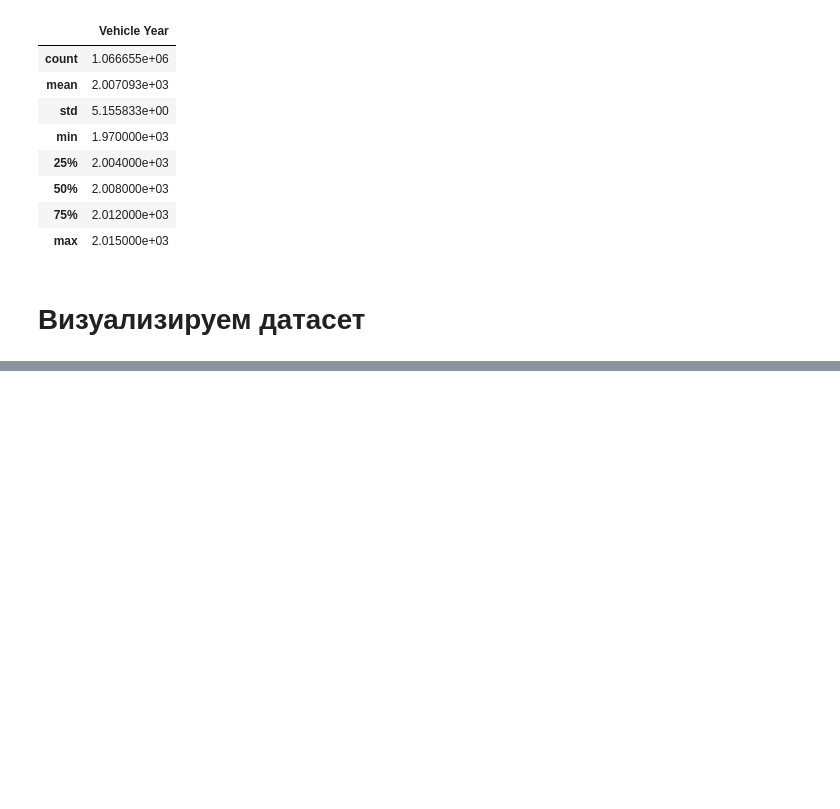
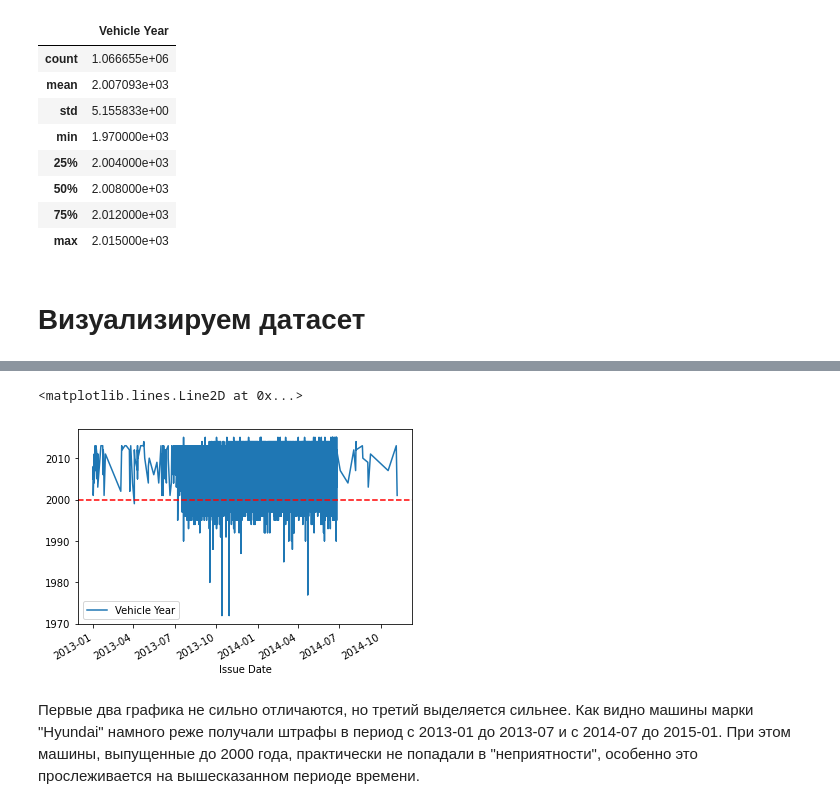
Before and after one commit to FStrean/NYC-Parking-Tickets-Analisis, a Jupyter notebook: Source/NYC-Parking-Tickets-Analisis.ipynb, the cells around one changed output, grey strips where cells are left out. Saved outputs shown, nothing was run; the diff lists cells and outputs as text; code cells hidden in the pictures; blank space fills up the shorter version.

```diff
--- a/Source/NYC-Parking-Tickets-Analisis.ipynb
+++ b/Source/NYC-Parking-Tickets-Analisis.ipynb
@@ -214,0 +211,9 @@ dataset.loc[dataset['Vehicle Year'] >= 2000.0].plot()
+# %%
+ax = dataset.loc[dataset['Vehicle Make']=='HYUND'].plot()
+ax.axhline(2000, color="red", linestyle="--")
+# %% [output]
+<matplotlib.lines.Line2D at 0x...>
+[figure, added]
+# %% [markdown]
+Первые два графика не сильно отличаются, но третий выделяется сильнее. Как видно машины марки "Hyundai" намного реже получали штрафы в период с 2013-01 до 2013-07 и с 2014-07 до 2015-01.
+При этом машины, выпущенные до 2000 года, практически не попадали в "неприятности", особенно это прослеживается на вышесказанном периоде времени.
```
Also changed, not shown: parts of 15 cells of this notebook.
